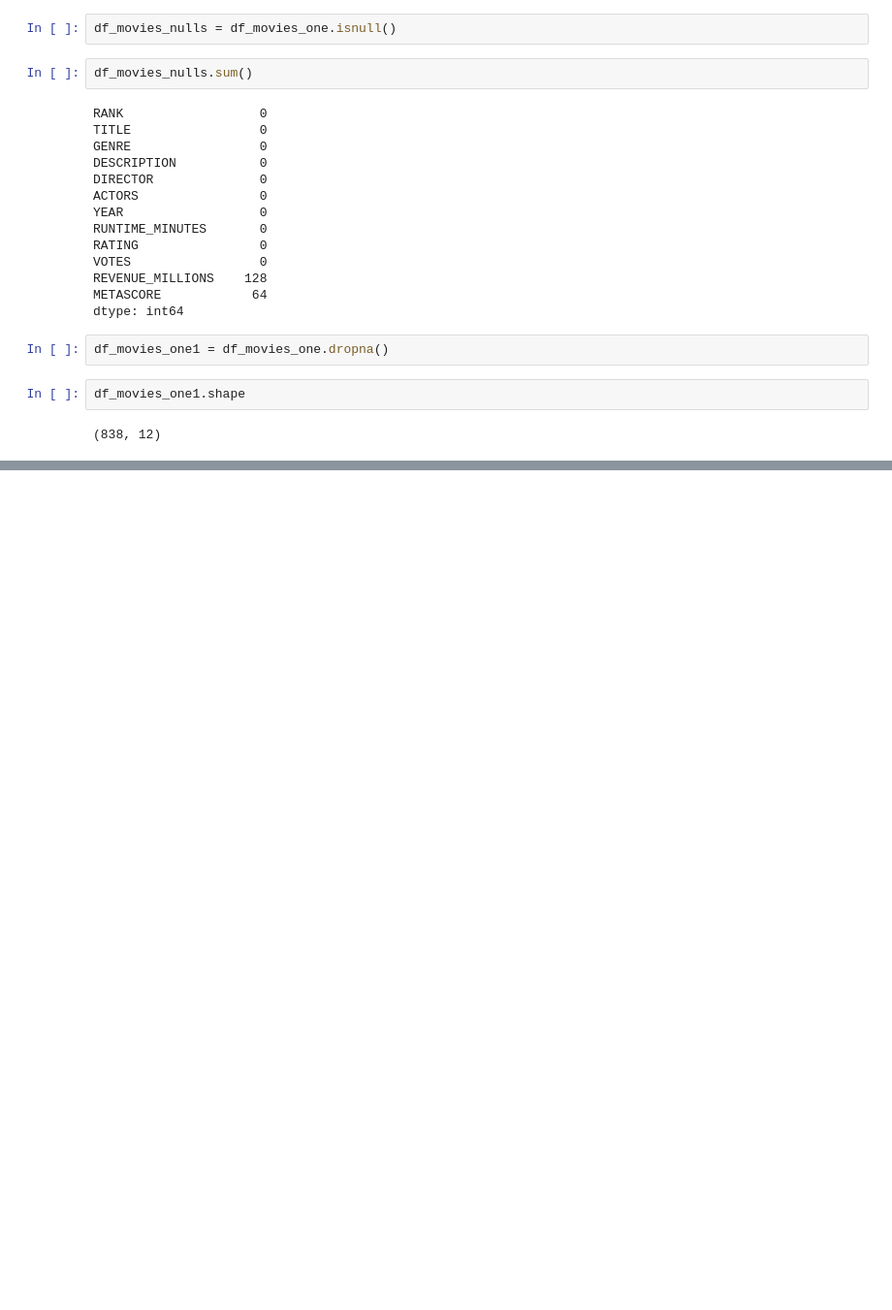
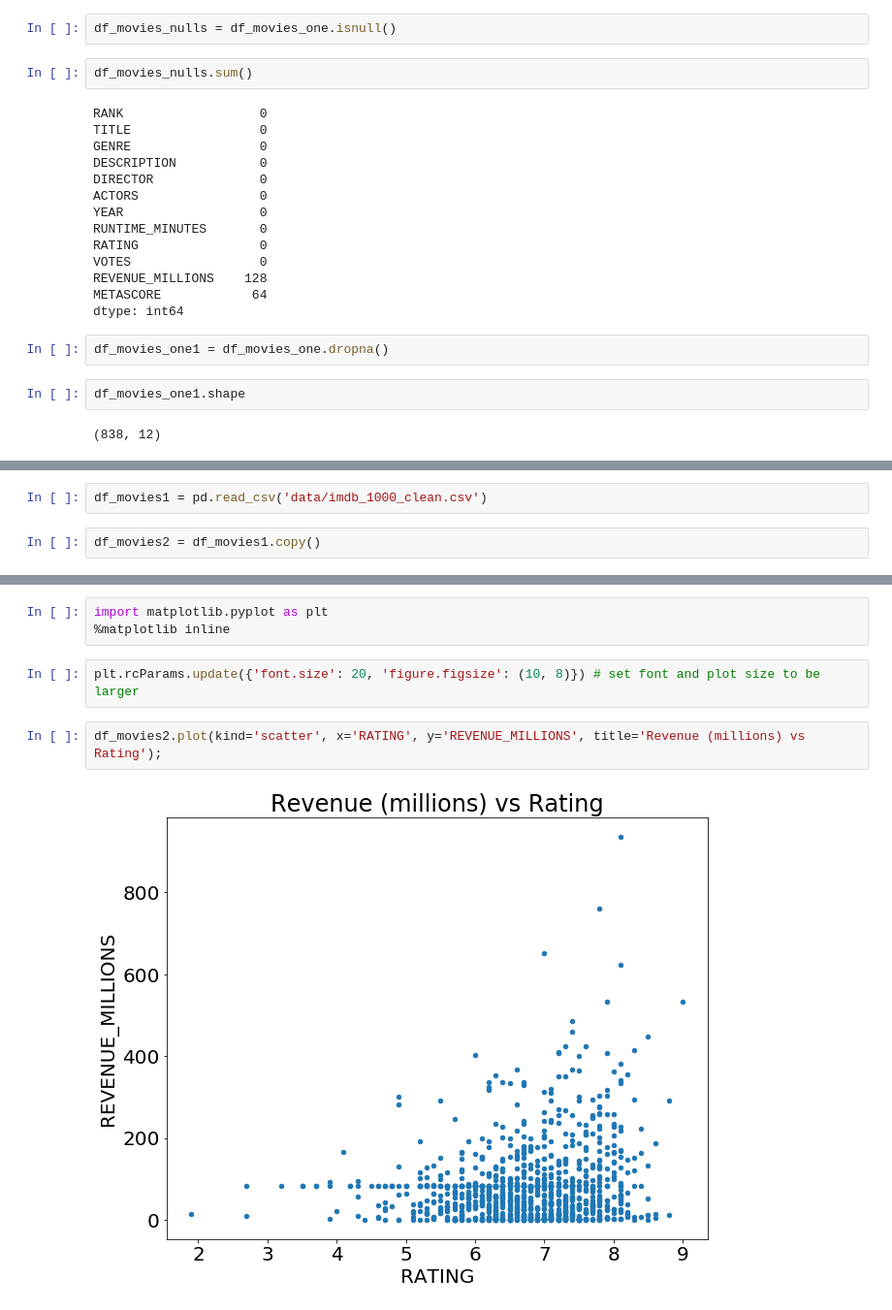
Before and after one commit to Elizabeth-Wainaina/ds-python-techcamp, a Jupyter notebook: PRACTICE_PYTHON.ipynb, the cells around one changed output, grey strips where cells are left out. Shown at 97% size. Cells and saved outputs as stored; diff of their text form; blank space fills up the shorter version.

```diff
--- a/PRACTICE_PYTHON.ipynb
+++ b/PRACTICE_PYTHON.ipynb
@@ -588,0 +744,4 @@ revenue =
+# %%
+df_movies1 = pd.read_csv('data/imdb_1000_clean.csv')
+# %%
+df_movies2 = df_movies1.copy()
@@ -588,0 +897,9 @@ revenue =
+# %%
+import matplotlib.pyplot as plt
+%matplotlib inline
+# %%
+plt.rcParams.update({'font.size': 20, 'figure.figsize': (10, 8)}) # set font and plot size to be larger
+# %%
+df_movies2.plot(kind='scatter', x='RATING', y='REVENUE_MILLIONS', title='Revenue (millions) vs Rating');
+# %% [output]
+[figure, added]
```
Also changed, not shown: parts of 134 cells of this notebook, 7 other files.
